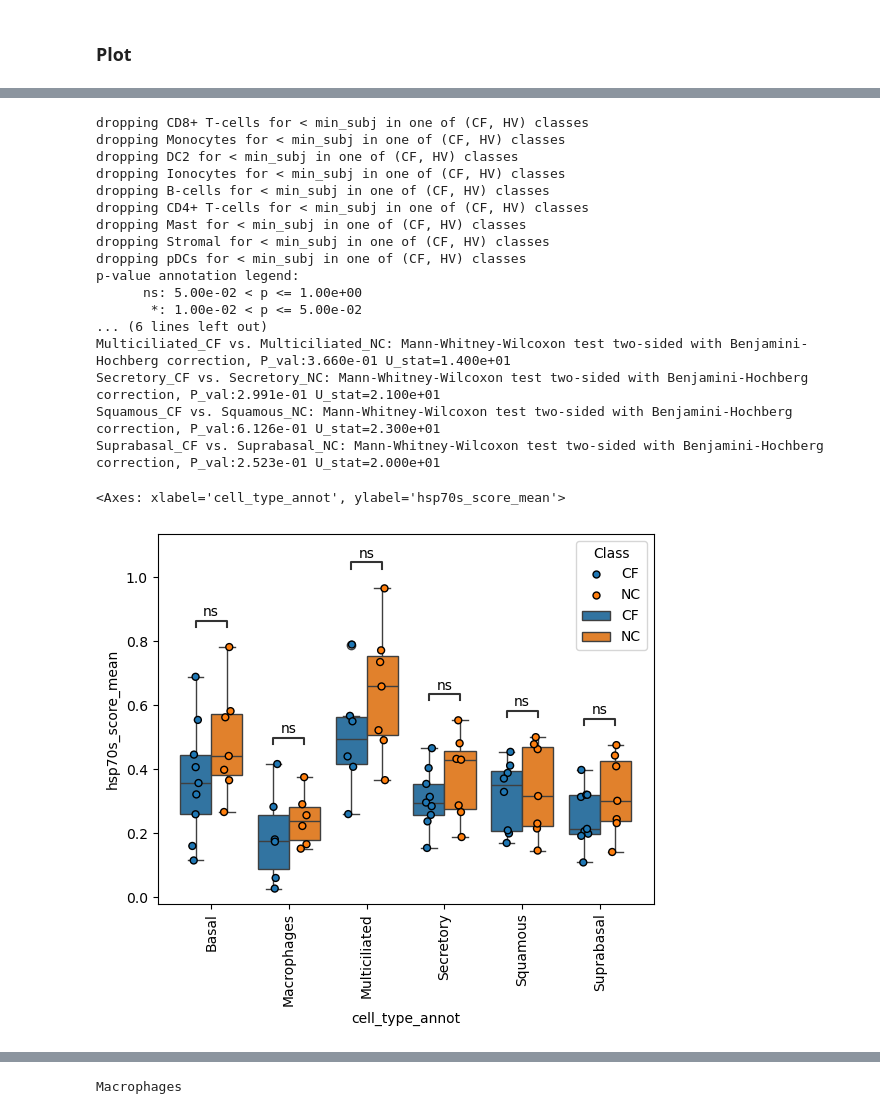
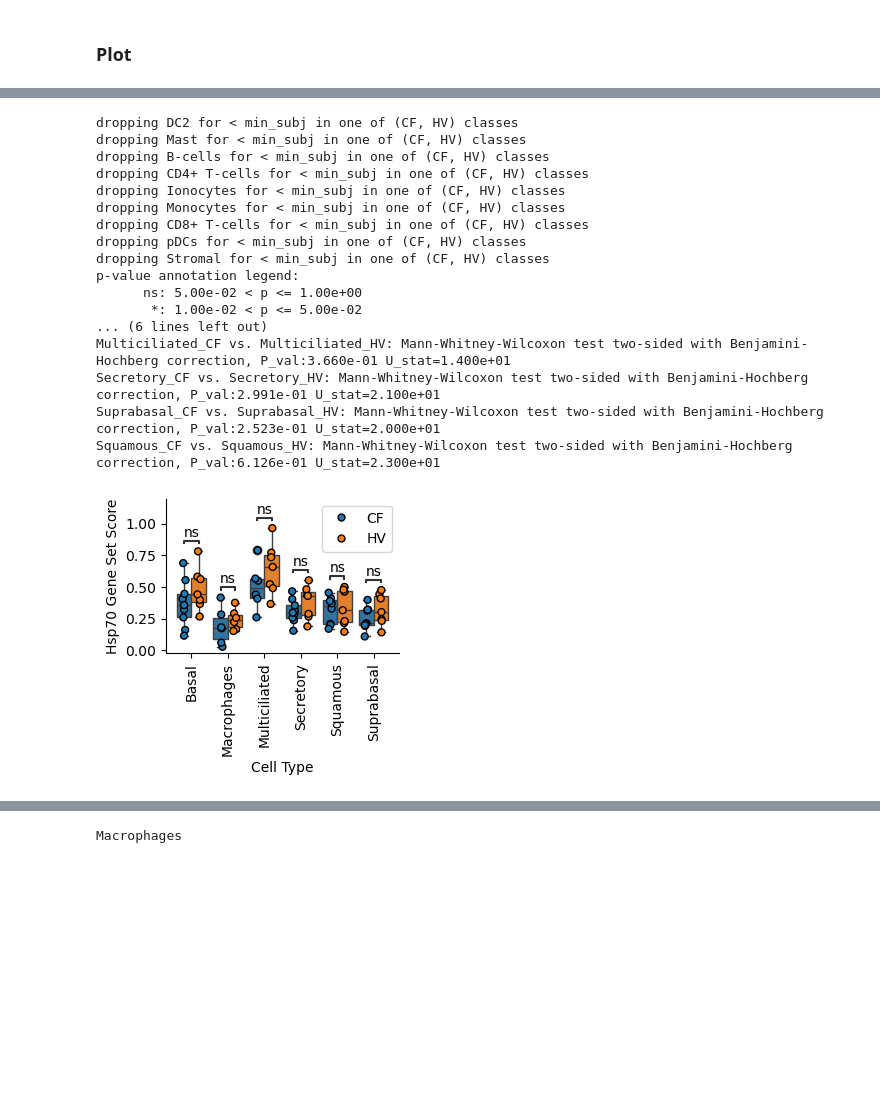
Before and after one commit to tcyb/Cybulski_et_al_2025, a Jupyter notebook: notebooks/04sc_geneset_analysis.ipynb, the cells around one changed output, grey strips where cells are left out. Cells and saved outputs as stored; diff of their text form; code cells hidden in the pictures; blank space fills up the shorter version.

```diff
--- a/notebooks/04sc_geneset_analysis.ipynb
+++ b/notebooks/04sc_geneset_analysis.ipynb
@@ -24,13 +24,13 @@ def plot_gene_scores(adata, score_key, cell_type_key='cell_type_annot', hue='Cla
 
     # drop cell types that don't have min_subj in each class
     for ct in df[cell_type_key].unique():
-        if (len(df[(df[cell_type_key] == ct) & (df[hue] == 'CF')]) < min_subj) | (len(df[(df[cell_type_key] == ct) & (df[hue] == 'NC')]) < min_subj):
+        if (len(df[(df[cell_type_key] == ct) & (df[hue] == 'CF')]) < min_subj) | (len(df[(df[cell_type_key] == ct) & (df[hue] == 'HV')]) < min_subj):
             print(f"dropping {ct} for < min_subj in one of (CF, HV) classes")
             df = df[df[cell_type_key] != ct]
 
     df[cell_type_key] = df[cell_type_key].cat.remove_unused_categories()
 
-    pairs = [((ct, 'CF'), (ct, 'NC')) for ct in df[cell_type_key].unique()]
+    pairs = [((ct, 'CF'), (ct, 'HV')) for ct in df[cell_type_key].unique()]
 
     ax = sns.stripplot(data=df, x=cell_type_key, y=score_key+'_mean', hue=hue, dodge=True,
                        edgecolor='k', linewidth=1
@@ -46,8 +46,8 @@ def plot_gene_scores(adata, score_key, cell_type_key='cell_type_annot', hue='Cla
 
     return ax
 # %%
-DATA_DIR = '../../data/10paper_figures/sc_files'
-OUTPUT_DIR = '../../data/10paper_figures/fig6'
+DATA_DIR = '../data/cfhv_sc'
+OUTPUT_DIR = '../data/figs/cfhv_sc'
 
-ds = sc.read_h5ad(f'{DATA_DIR}/00scvi_2025_02_24_v1.h5ad')
+ds = sc.read_h5ad(f'{DATA_DIR}/cfhv_sc_obj.h5ad')
 # %%
@@ -240,23 +275,35 @@ Suprabasal_CF vs. Suprabasal_NC: Mann-Whitney-Wilcoxon test two-sided with Benja
 # %%
-plot_gene_scores(ds_score_normed, 'hsp70s_score', comparisons_correction='BH')
+plt.figure(figsize=(3,2))
+ax = plot_gene_scores(ds_score_normed, 'hsp70s_score', comparisons_correction='BH')
+
+ax.set_xlabel('Cell Type')
+ax.set_ylabel('Hsp70 Gene Set Score')
+ax.spines['top'].set_visible(False)
+ax.spines['right'].set_visible(False)
+
+handles, labels = ax.get_legend_handles_labels()
+plt.legend(handles[:2], labels[:2])
+
+plt.savefig(f'{OUTPUT_DIR}/cfhv_sc_fig6d.png', dpi=300)
+plt.savefig(f'{OUTPUT_DIR}/cfhv_sc_fig6d.svg', dpi=300)
+plt.show()
 # %% [output]
-dropping CD8+ T-cells for < min_subj in one of (CF, HV) classes
-dropping Monocytes for < min_subj in one of (CF, HV) classes
 dropping DC2 for < min_subj in one of (CF, HV) classes
-dropping Ionocytes for < min_subj in one of (CF, HV) classes
+dropping Mast for < min_subj in one of (CF, HV) classes
 dropping B-cells for < min_subj in one of (CF, HV) classes
 dropping CD4+ T-cells for < min_subj in one of (CF, HV) classes
-dropping Mast for < min_subj in one of (CF, HV) classes
+dropping Ionocytes for < min_subj in one of (CF, HV) classes
+dropping Monocytes for < min_subj in one of (CF, HV) classes
+dropping CD8+ T-cells for < min_subj in one of (CF, HV) classes
+dropping pDCs for < min_subj in one of (CF, HV) classes
 dropping Stromal for < min_subj in one of (CF, HV) classes
-dropping pDCs for < min_subj in one of (CF, HV) classes
 p-value annotation legend:
       ns: 5.00e-02 < p <= 1.00e+00
        *: 1.00e-02 < p <= 5.00e-02
 ... (6 lines left out)
-Multiciliated_CF vs. Multiciliated_NC: Mann-Whitney-Wilcoxon test two-sided with Benjamini-Hochberg correction, P_val:3.660e-01 U_stat=1.400e+01
-Secretory_CF vs. Secretory_NC: Mann-Whitney-Wilcoxon test two-sided with Benjamini-Hochberg correction, P_val:2.991e-01 U_stat=2.100e+01
-Squamous_CF vs. Squamous_NC: Mann-Whitney-Wilcoxon test two-sided with Benjamini-Hochberg correction, P_val:6.126e-01 U_stat=2.300e+01
-Suprabasal_CF vs. Suprabasal_NC: Mann-Whitney-Wilcoxon test two-sided with Benjamini-Hochberg correction, P_val:2.523e-01 U_stat=2.000e+01
+Multiciliated_CF vs. Multiciliated_HV: Mann-Whitney-Wilcoxon test two-sided with Benjamini-Hochberg correction, P_val:3.660e-01 U_stat=1.400e+01
+Secretory_CF vs. Secretory_HV: Mann-Whitney-Wilcoxon test two-sided with Benjamini-Hochberg correction, P_val:2.991e-01 U_stat=2.100e+01
+Suprabasal_CF vs. Suprabasal_HV: Mann-Whitney-Wilcoxon test two-sided with Benjamini-Hochberg correction, P_val:2.523e-01 U_stat=2.000e+01
+Squamous_CF vs. Squamous_HV: Mann-Whitney-Wilcoxon test two-sided with Benjamini-Hochberg correction, P_val:6.126e-01 U_stat=2.300e+01
-<Axes: xlabel='cell_type_annot', ylabel='hsp70s_score_mean'>
-[figure, old version]
+[figure, new version]
 # %%
```
Also changed, not shown: parts of 15 cells of this notebook, 8 other files.
